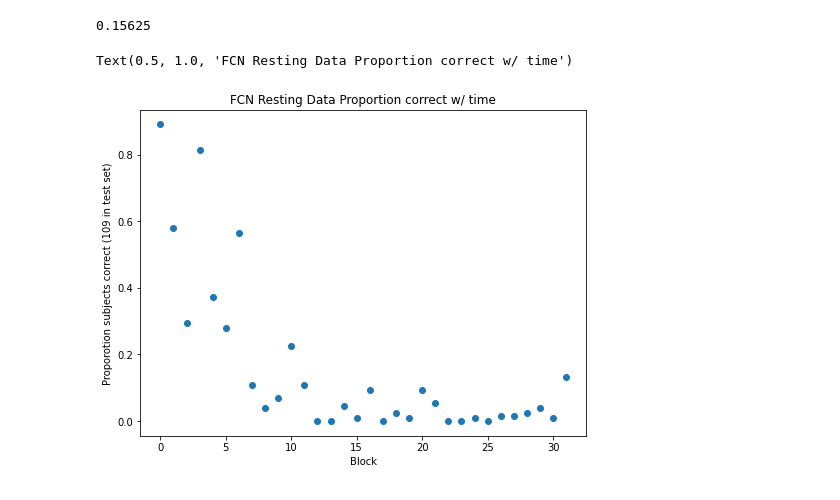
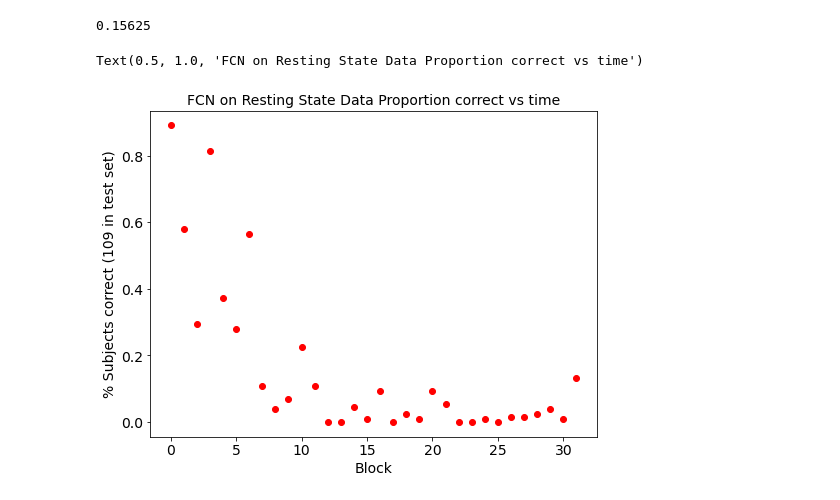
Before and after one commit to hanmacrad2/FCNs_GCNs_classify_fmri, a Jupyter notebook: Results_plot.ipynb, the cells around one changed output. Saved outputs shown, nothing was run; the diff lists cells and outputs as text; code cells hidden in the pictures.

```diff
--- a/Results_plot.ipynb
+++ b/Results_plot.ipynb
@@ -4,6 +5,17 @@
 import matplotlib.pyplot as plt
 # %%
 import numpy as np
+# %%
+#Plot params
+MEDIUM_SIZE = 14
+BIGGER_SIZE = 17
+plt.rc('font', size=MEDIUM_SIZE);
+plt.rc('axes', titlesize=MEDIUM_SIZE)     # fontsize of the axes title
+plt.rc('axes', labelsize=MEDIUM_SIZE)    # fontsize of the x and y labels
+plt.rc('xtick', labelsize=MEDIUM_SIZE)    # fontsize of the tick labels
+plt.rc('ytick', labelsize=MEDIUM_SIZE)    # fontsize of the tick labels
+plt.rc('legend', fontsize=MEDIUM_SIZE)    # legend fontsize
+plt.rc('figure', titlesize=BIGGER_SIZE)  # fontsize of the figure title
 # %%
 target = np.array([ 0,  1,  2,  3,  4,  5,  6,  7,  8,  9, 10, 11, 12, 13, 14, 15, 16, 17,
         18, 19, 20, 21, 22, 23, 24, 25, 26, 27, 28, 29, 30, 31])
@@ -28,10 +40,10 @@ index = np.arange(0,len(best_prop))
 # %%
 #Plot
 plt.figure(figsize=(8, 6))
-plt.scatter(index, best_prop, color = 'r', type = '.') #, figsize = (9,7))
+plt.scatter(index, best_prop, color = 'r') # , type = '.') #, figsize = (9,7))
 plt.xlabel('Block')
-plt.ylabel('Proporotion subjects correct (109 in test set)')
-plt.title('FCN Resting Data Proportion correct w/ time')
+plt.ylabel('% Subjects correct (109 in test set)')
+plt.title('FCN on Resting State Data Proportion correct vs time')
 # %% [output]
-Text(0.5, 1.0, 'FCN Resting Data Proportion correct w/ time')
+Text(0.5, 1.0, 'FCN on Resting State Data Proportion correct vs time')
-[figure, old version]
+[figure, new version]
```
Also changed, not shown: parts of 2 cells of this notebook.
